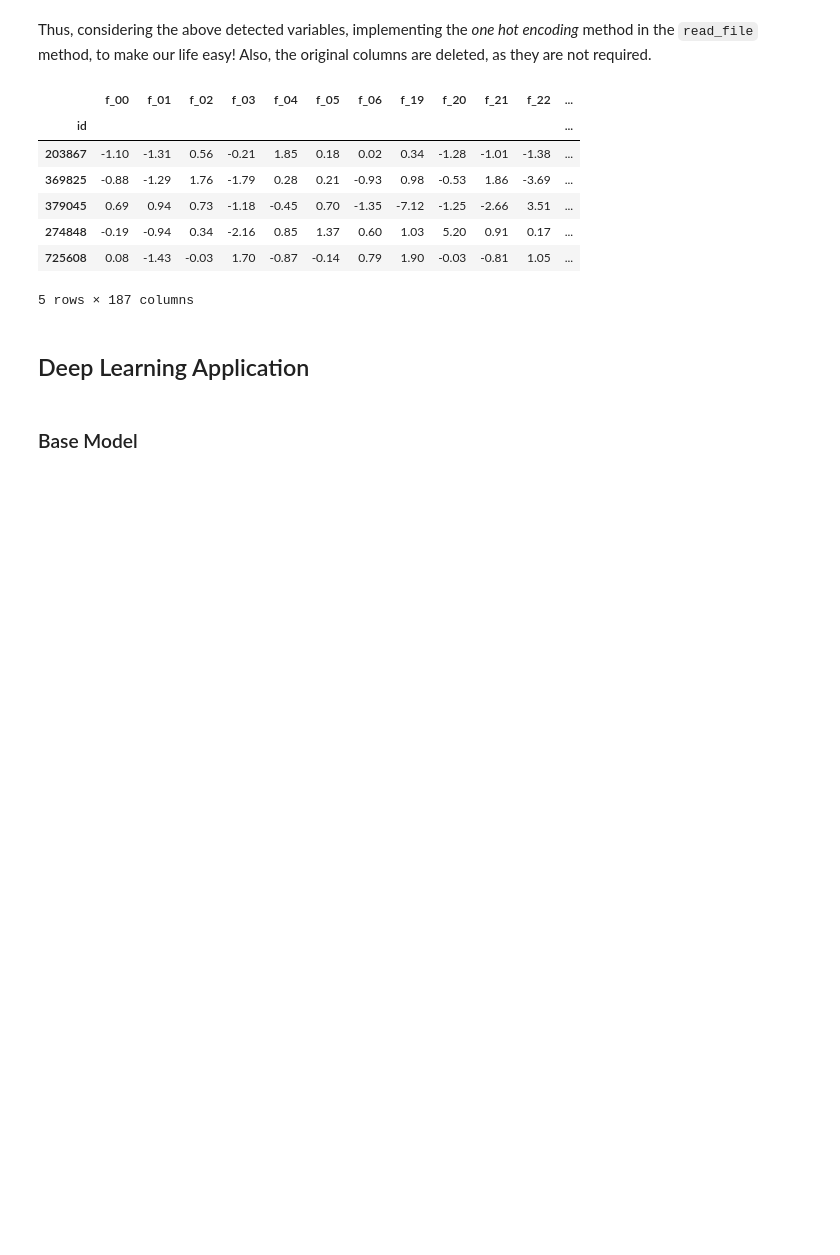
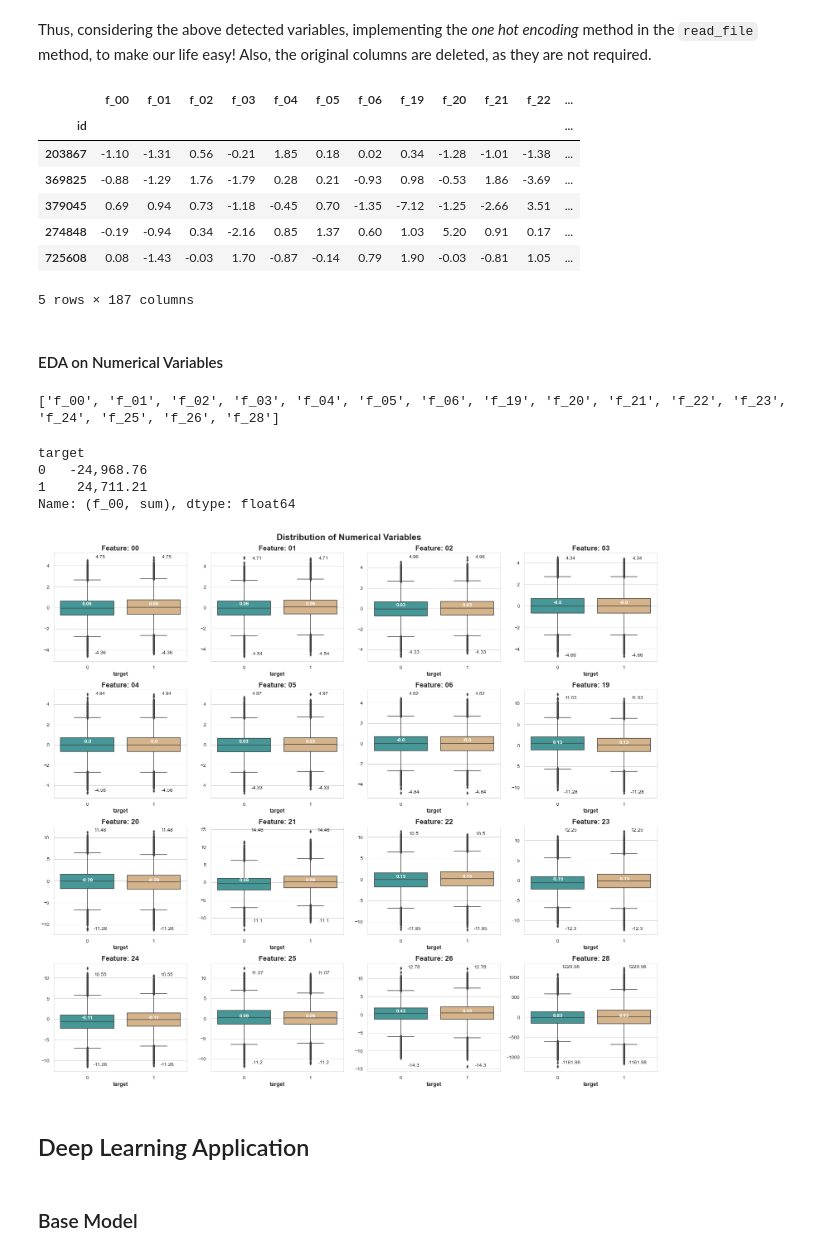
Before and after one commit to ZenithClown/self-development, a Jupyter notebook: notebooks/Tabular Playground Series [TPS] May, 2022.ipynb, the cells around one changed output. Saved outputs shown, nothing was run; the diff lists cells and outputs as text; code cells hidden in the pictures; blank space fills up the shorter version.

```diff
--- a/notebooks/Tabular Playground Series [TPS] May, 2022.ipynb
+++ b/notebooks/Tabular Playground Series [TPS] May, 2022.ipynb
@@ -319,6 +344,53 @@ trn_data.sample(5)
 | 274848 | -0.19 | -0.94 | 0.34 | -2.16 | 0.85 | 1.37 | 0.60 | 1.03 | 5.20 | 0.91 | 0.17 | ... |
 | 725608 | 0.08 | -1.43 | -0.03 | 1.70 | -0.87 | -0.14 | 0.79 | 1.90 | -0.03 | -0.81 | 1.05 | ... |
 5 rows × 187 columns
+# %% [markdown]
+#### EDA on Numerical Variables
+# %%
+num_cols = ['f_00', 'f_01', 'f_02', 'f_03', 'f_04', 'f_05', 'f_06', 'f_19','f_20', 'f_21', 'f_22', 'f_23', 'f_24', 'f_25', 'f_26', 'f_28']
+print(num_cols)
+# %% [output]
+['f_00', 'f_01', 'f_02', 'f_03', 'f_04', 'f_05', 'f_06', 'f_19', 'f_20', 'f_21', 'f_22', 'f_23', 'f_24', 'f_25', 'f_26', 'f_28']
+# %%
+trn_data.groupby("target").agg(["median", "sum"])["f_00", "sum"]
+# %% [output]
+target
+0   -24,968.76
+1    24,711.21
+Name: (f_00, sum), dtype: float64
+# %%
+fig, axs = plt.subplots(4, 4, figsize = (21, 24))
+
+grouped = trn_data.groupby("target").agg(["median", "min", "max"])
+axs = axs.ravel() # https://stackoverflow.com/a/17211410/6623589
+for idx, col in enumerate(num_cols):
+    # sns.boxplot with axs https://stackoverflow.com/a/41384984/6623589
+    g = sns.boxplot(x = "target", y = col, data = trn_data, palette = ["#38A6A5", "#E1B580"], ax = axs[idx])
+
+    # https://stackoverflow.com/a/58476779/6623589
+    g.set(title = "Feature: " + col.split("_")[1])
+    g.set(ylabel = None)
+
+    # also display statistican values in boxplot
+    mins = np.round(grouped[col, "min"].values, 2)
+    maxs = np.round(grouped[col, "max"].values, 2)
+    medians = np.round(grouped[col, "median"].values, 2)
+
+    ind = 0
+    for tick in range(len(g.get_xticklabels())):
+        # adding min and max values
+        g.text(tick + 0.2, mins[ind + 1] - 0.05, str(mins[ind + 1]), ha = "center")
+        g.text(tick + 0.2, maxs[ind + 1] - 0.05, str(maxs[ind + 1]), ha = "center")
+
+        # adding median value
+        # https://stackoverflow.com/a/45476485/6623589
+        g.text(tick, medians[ind + 1] + 0.2, str(medians[ind + 1]), ha = "center", color = "white", weight = "semibold")
+
+plt.suptitle("Distribution of Numerical Variables")
+plt.tight_layout(rect=[0, 0.2, 1, 0.99])
+plt.show()
+# %% [output]
+[figure, added]
 # %% [markdown]
 ## Deep Learning Application
 # %% [markdown]
```
Also changed, not shown: parts of 5 cells of this notebook.
